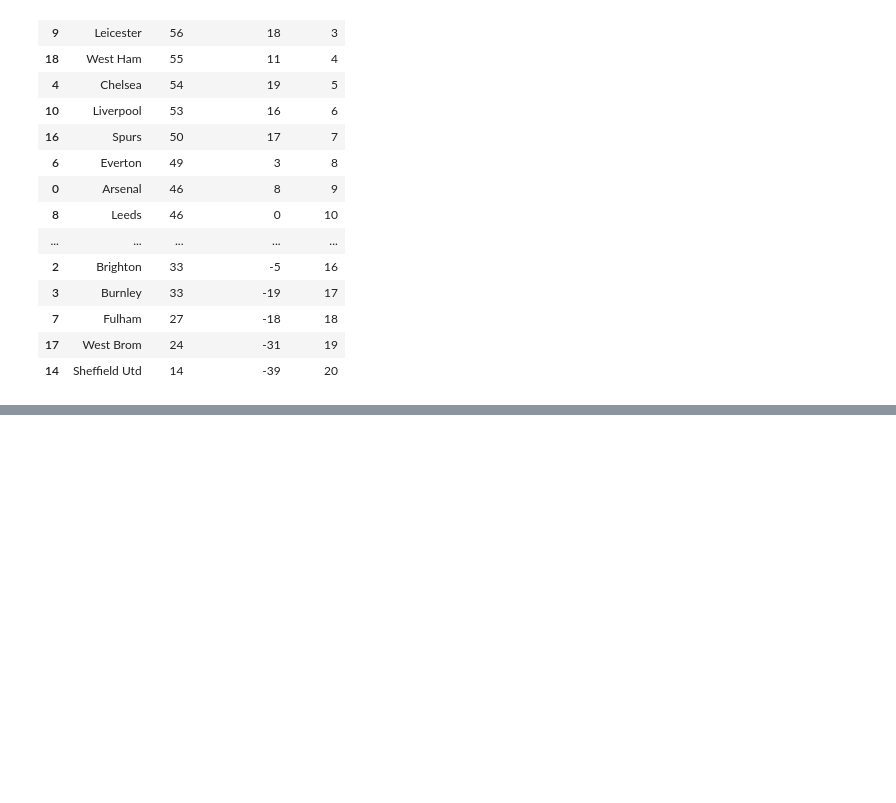
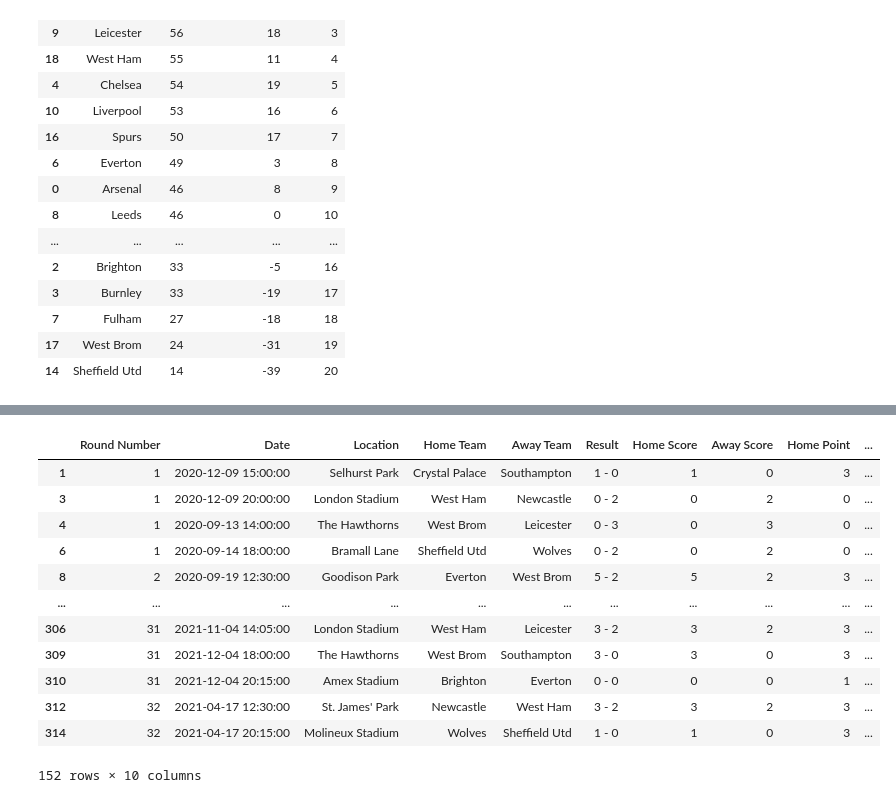
Before and after one commit to hyunjun33/Data_preprocessing, a Jupyter notebook: Preppin' Data 2021 Week 16 Challenge.ipynb, the cells around one changed output, grey strips where cells are left out. Cells and saved outputs as stored; diff of their text form; code cells hidden in the pictures; blank space fills up the shorter version.

```diff
--- a/Preppin' Data 2021 Week 16 Challenge.ipynb
+++ b/Preppin' Data 2021 Week 16 Challenge.ipynb
@@ -292,0 +293,21 @@ current_rank
+# %%
+# Arsenal, Chelsea, Liverpool, Manchester United, Manchester City, and Tottenham Hotspur
+big_6_home = df.loc[df["Home Team"].isin(["Arsenal", "Chelsea", "Liverpool", "Man City", "Man Utd", "Spurs"])].index
+big_6_away = df.loc[df["Away Team"].isin(["Arsenal", "Chelsea", "Liverpool", "Man City", "Man Utd", "Spurs"])].index
+big_6 = big_6_home.union(big_6_away)
+without_6_df = df.drop(big_6, axis=0)
+without_6_df
+# %% [output]
+|  | Round Number | Date | Location | Home Team | Away Team | Result | Home Score | Away Score | Home Point | ... |
+| 1 | 1 | 2020-12-09 15:00:00 | Selhurst Park | Crystal Palace | Southampton | 1 - 0 | 1 | 0 | 3 | ... |
+| 3 | 1 | 2020-12-09 20:00:00 | London Stadium | West Ham | Newcastle | 0 - 2 | 0 | 2 | 0 | ... |
+| 4 | 1 | 2020-09-13 14:00:00 | The Hawthorns | West Brom | Leicester | 0 - 3 | 0 | 3 | 0 | ... |
+| 6 | 1 | 2020-09-14 18:00:00 | Bramall Lane | Sheffield Utd | Wolves | 0 - 2 | 0 | 2 | 0 | ... |
+| 8 | 2 | 2020-09-19 12:30:00 | Goodison Park | Everton | West Brom | 5 - 2 | 5 | 2 | 3 | ... |
+| ... | ... | ... | ... | ... | ... | ... | ... | ... | ... | ... |
+| 306 | 31 | 2021-11-04 14:05:00 | London Stadium | West Ham | Leicester | 3 - 2 | 3 | 2 | 3 | ... |
+| 309 | 31 | 2021-12-04 18:00:00 | The Hawthorns | West Brom | Southampton | 3 - 0 | 3 | 0 | 3 | ... |
+| 310 | 31 | 2021-12-04 20:15:00 | Amex Stadium | Brighton | Everton | 0 - 0 | 0 | 0 | 1 | ... |
+| 312 | 32 | 2021-04-17 12:30:00 | St. James' Park | Newcastle | West Ham | 3 - 2 | 3 | 2 | 3 | ... |
+| 314 | 32 | 2021-04-17 20:15:00 | Molineux Stadium | Wolves | Sheffield Utd | 1 - 0 | 1 | 0 | 3 | ... |
+152 rows × 10 columns
```
Also changed, not shown: parts of 9 cells of this notebook.
